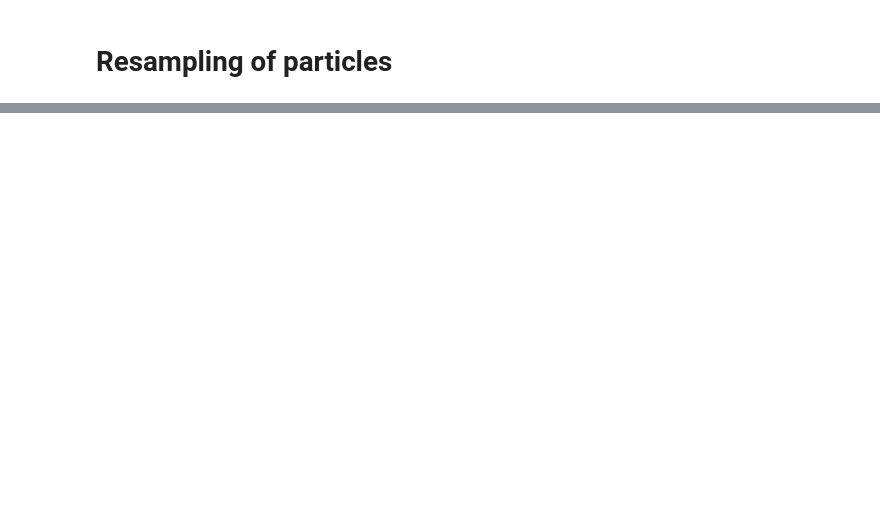
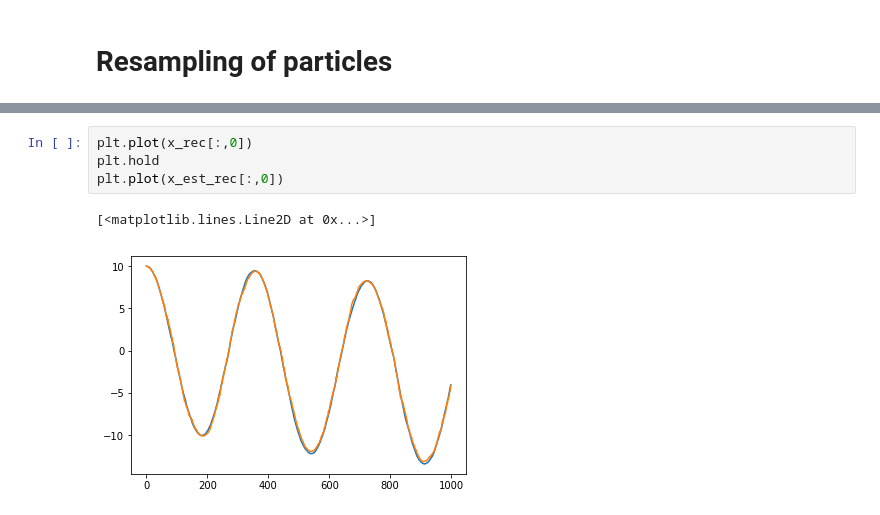
Before and after one commit to motokimura/pfilter-python, a Jupyter notebook: particle_filter_notebook.ipynb, the cells around one changed output, grey strips where cells are left out. Saved outputs shown, nothing was run; the diff lists cells and outputs as text; blank space fills up the shorter version.

```diff
--- a/particle_filter_notebook.ipynb
+++ b/particle_filter_notebook.ipynb
@@ -214,0 +332,7 @@ def resampling(x_p, likelihood, ess_thresh):
+# %%
+plt.plot(x_rec[:,0])
+plt.hold
+plt.plot(x_est_rec[:,0])
+# %% [output]
+[<matplotlib.lines.Line2D at 0x...>]
+[figure, added]
```
Also changed, not shown: parts of 12 cells of this notebook.
